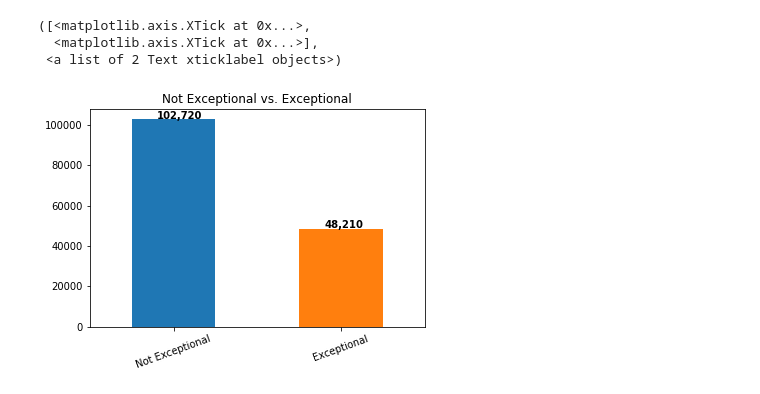
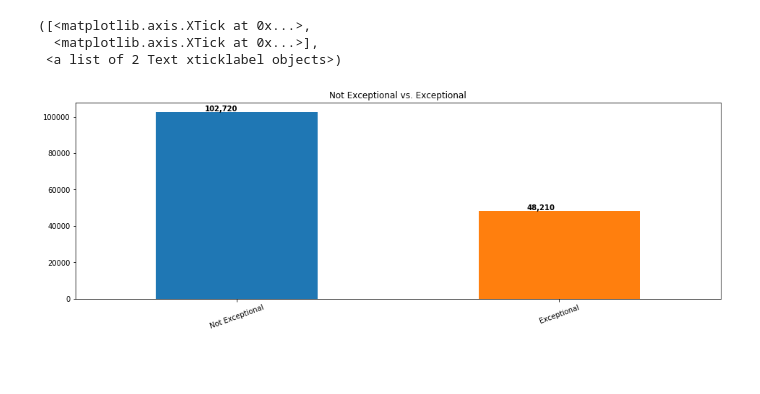
Before and after one commit to louiskonig/Unit-3-capstone, a Jupyter notebook: Capstone.ipynb, the cells around one changed output. Cells and saved outputs as stored; diff of their text form; code cells hidden in the pictures; blank space fills up the shorter version.

```diff
--- a/Capstone.ipynb
+++ b/Capstone.ipynb
@@ -56,17 +163,20 @@ Text(0.5,1,'Wine counts by Points Assigned')
 # %%
+#Not Exceptional vs. Exceptional
+plt.figure(figsize=(16,5))
 ax = df['is_exceptional'].value_counts().sort_index().plot.bar()
 y =  df.groupby(['is_exceptional']).size()
 y = [str(x) for x in y.tolist()]
 
+#print counts on bar
 for i, v in enumerate(y):
     ax.text(i-.1, int(v)+500, '{:,}'.format(int(v)), color='black', fontweight='bold')
 
 xaxis_labels = ['Not Exceptional','Exceptional']
 
 plt.title('Not Exceptional vs. Exceptional')
 plt.xticks(np.arange(2),xaxis_labels , rotation=20)
 # %% [output]
 ([<matplotlib.axis.XTick at 0x...>,
   <matplotlib.axis.XTick at 0x...>],
  <a list of 2 Text xticklabel objects>)
-[figure, old version]
+[figure, new version]
```
Also changed, not shown: parts of 102 cells of this notebook, 1 other file.
